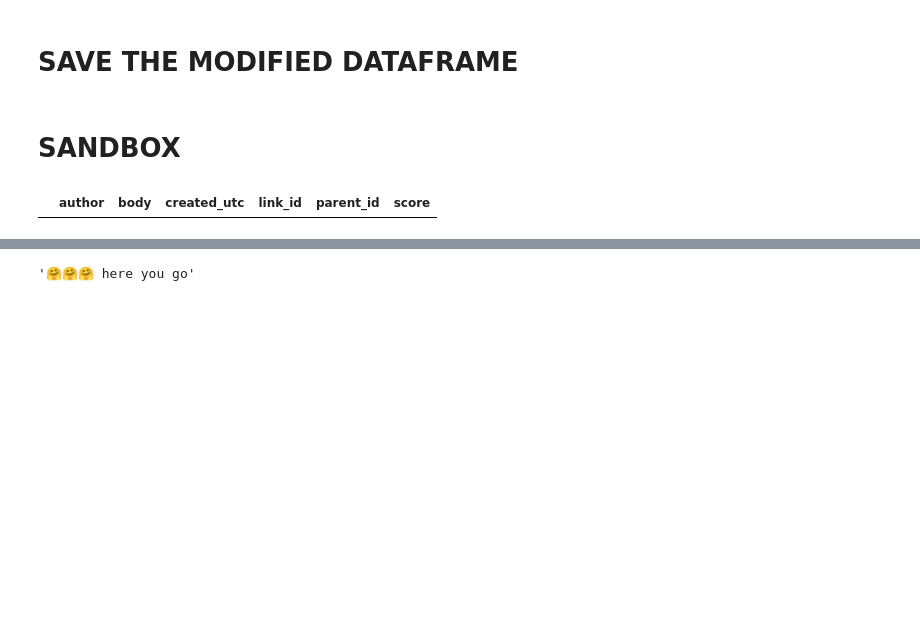
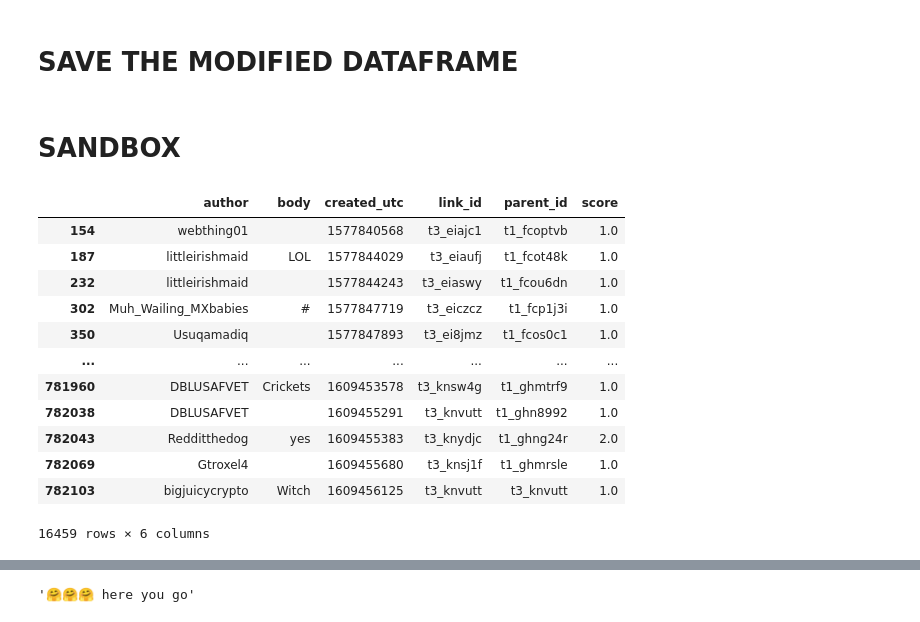
Before and after one commit to comptech-winter-school/media-opinion-analyzer, a Jupyter notebook: global text preprocessing.ipynb, the cells around one changed output, grey strips where cells are left out. Drawn from its saved outputs; the diff is of its cells as text; code cells hidden in the pictures; blank space fills up the shorter version.

```diff
--- a/global text preprocessing.ipynb
+++ b/global text preprocessing.ipynb
@@ -193,10 +193,10 @@ target_pd.drop_duplicates(subset = ["body", "author", "link_id"], keep = "first"
 # %% [markdown]
 # MESSAGES FROM BOTS OR MODS
 # %%
-biden_bot_list = ["AutoModerator", "progress18", "VredditDownloader", "frj_bot" ]
-bot_mod_indices = biden_pd[biden_pd.author.isin(biden_bot_list)].index.to_list()
+author_bot_list = ["AutoModerator", "BotForceOne", "MemeWarriors", "ProdigalPlaneswalker" ]
+bot_mod_indices = target_pd[target_pd.author.isin(author_bot_list)].index.to_list()
 if len(bot_mod_indices):
-    target_pd.drop(labels = bot_mod_indices, axis = 0, inplace = True)
+    target_pd.drop(labels = author_bot_list, axis = 0, inplace = True)
     target_pd.reset_index(inplace = True, drop = True)
 # %% [markdown]
 # REMOVE PUNCTUATION SHIT
@@ -221,9 +221,12 @@ target_pd["body"] = target_pd["body"].apply(remove_puntuation_shit)
 # DELETE COMMENTS WITH NO BODY, LESS THAN 5 WORDS, ONLY NON-LETTER CHARACTERS, ETC
 # %%
 indices_to_remove = []
-for index, row in tqdm(biden_pd.iterrows(), total = len(biden_pd)):
+for index, row in tqdm(target_pd.iterrows(), total = len(target_pd)):
     body = row.body.strip()
     if not len(body):
+        indices_to_remove.append(index)
+        continue
+    if "**The following is an automated message:**" in body:
         indices_to_remove.append(index)
         continue
     split_body = body.split(" ")
@@ -245,9 +252,21 @@ target_pd.to_csv(os.path.join(out_data_dir, "Trump_comments_2020_clean.csv"))
 # SANDBOX
 # %%
 # GET DUPLICATE COMMENTS
-duplicate_body = biden_no_nan_pd.duplicated(subset = ["body", "author", "link_id"], keep = False)
+duplicate_body = target_pd.duplicated(subset = ["body", "author"], keep = False)
 # %%
-duplicates_pd = biden_no_nan_pd[duplicate_body]
+duplicates_pd = target_pd[duplicate_body]
 duplicates_pd
 # %% [output]
 |  | author | body | created_utc | link_id | parent_id | score |
+| 154 | webthing01 |  | 1577840568 | t3_eiajc1 | t1_fcoptvb | 1.0 |
+| 187 | littleirishmaid | LOL | 1577844029 | t3_eiaufj | t1_fcot48k | 1.0 |
+| 232 | littleirishmaid |  | 1577844243 | t3_eiaswy | t1_fcou6dn | 1.0 |
+| 302 | Muh_Wailing_MXbabies | # | 1577847719 | t3_eiczcz | t1_fcp1j3i | 1.0 |
+| 350 | Usuqamadiq |  | 1577847893 | t3_ei8jmz | t1_fcos0c1 | 1.0 |
+| ... | ... | ... | ... | ... | ... | ... |
+| 781960 | DBLUSAFVET | Crickets | 1609453578 | t3_knsw4g | t1_ghmtrf9 | 1.0 |
+| 782038 | DBLUSAFVET |  | 1609455291 | t3_knvutt | t1_ghn8992 | 1.0 |
+| 782043 | Redditthedog | yes | 1609455383 | t3_knydjc | t1_ghng24r | 2.0 |
+| 782069 | Gtroxel4 |  | 1609455680 | t3_knsj1f | t1_ghmrsle | 1.0 |
+| 782103 | bigjuicycrypto | Witch | 1609456125 | t3_knvutt | t3_knvutt | 1.0 |
+16459 rows × 6 columns
```
Also changed, not shown: parts of 8 cells of this notebook.
